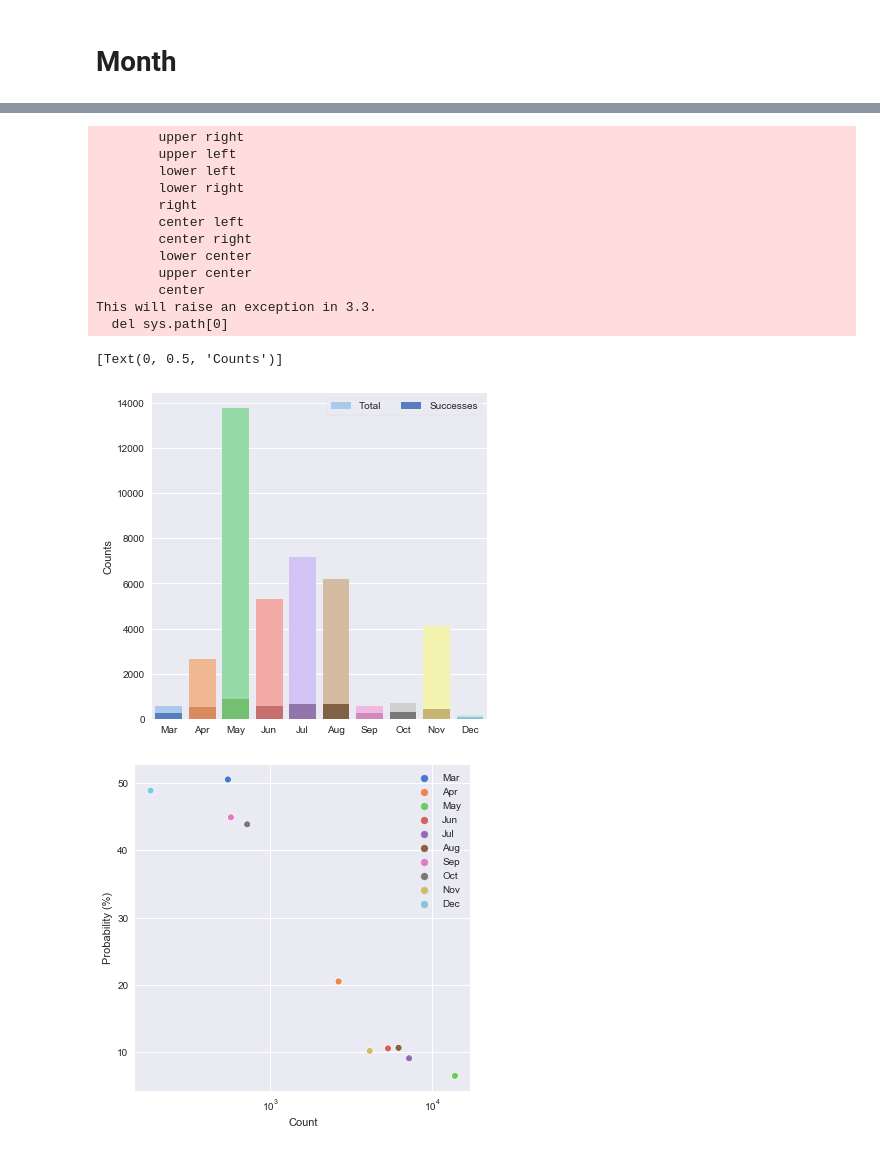
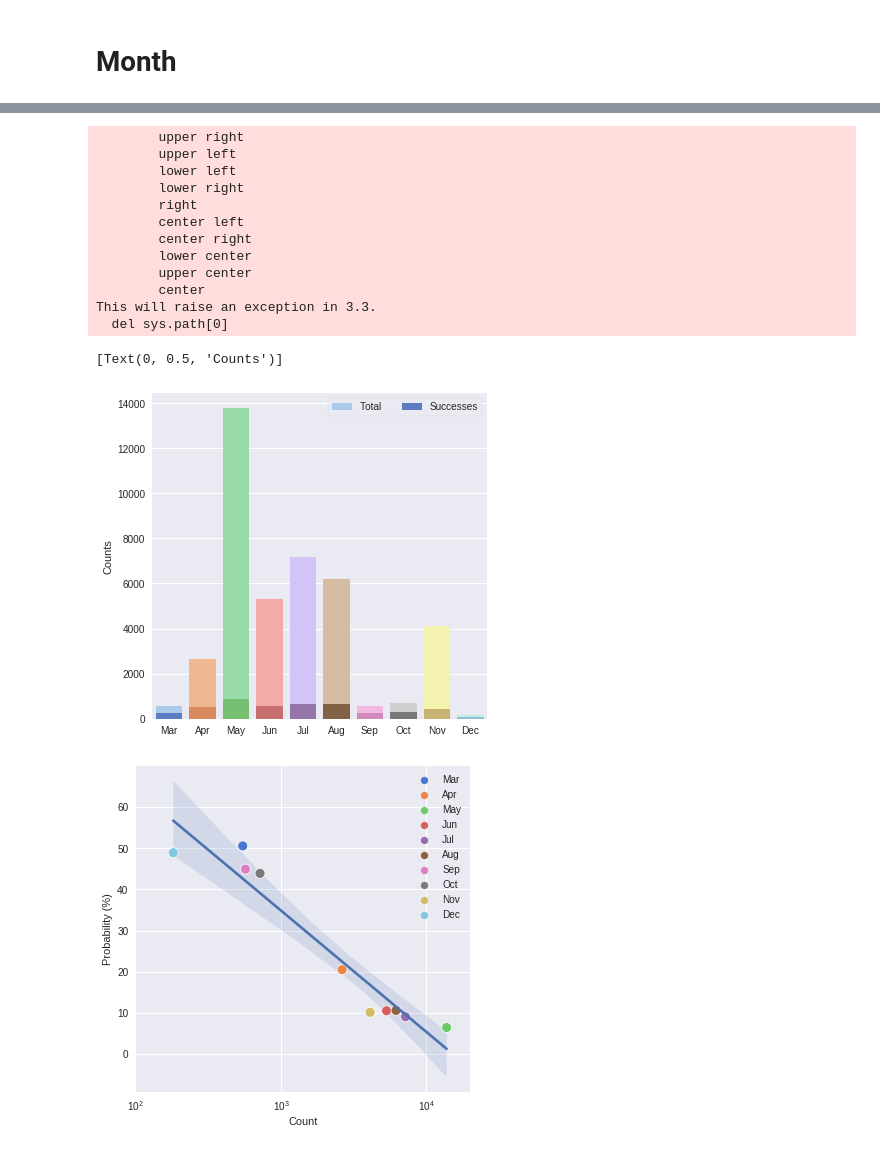
Before and after one commit to sepehrfrgh/ece143_direct_marketing, a Jupyter notebook: time_analysis.ipynb, the cells around one changed output, grey strips where cells are left out. Drawn from its saved outputs; the diff is of its cells as text; code cells hidden in the pictures.

```diff
--- a/time_analysis.ipynb
+++ b/time_analysis.ipynb
@@ -14,7 +14,6 @@ plt.style.use([{
     "axes.titlesize": "xx-large",
     "axes.spines.top": False,
     "axes.spines.right": False,
-    "palette": "muted",
 },'seaborn'])
 # %% [markdown]
 # Load Data
@@ -115,18 +123,26 @@ ax.set(ylabel='Counts')
 This will raise an exception in 3.3.
   del sys.path[0]
 [Text(0, 0.5, 'Counts')]
-[figure, old version]
+[figure, new version]
 # %%
 f, ax = plt.subplots(figsize=(6, 6))
+sns.regplot(x=month_count['y'],
+            y=month_probabilities['y'] * 100,
+            logx=True,
+            scatter=False)
+
 sns.scatterplot(x=month_count['y'],
                 y=month_probabilities['y'] * 100,
                 palette='muted',
-                hue=ta.number_to_month(month_count['month']))
+                hue=ta.number_to_month(month_count['month']),
+                s=100)
+
 ax.set(ylabel='Probability (%)',
-       xlabel='Count')
+       xlabel='Count',
+       xlim=[100, 20000])
 ax.set_xscale('log')
 # %% [output]
-[figure, old version]
+[figure, new version]
 # %%
 month_filter = month_count['y'] > 1000
 # %%
```
Also changed, not shown: parts of 6 cells of this notebook.
